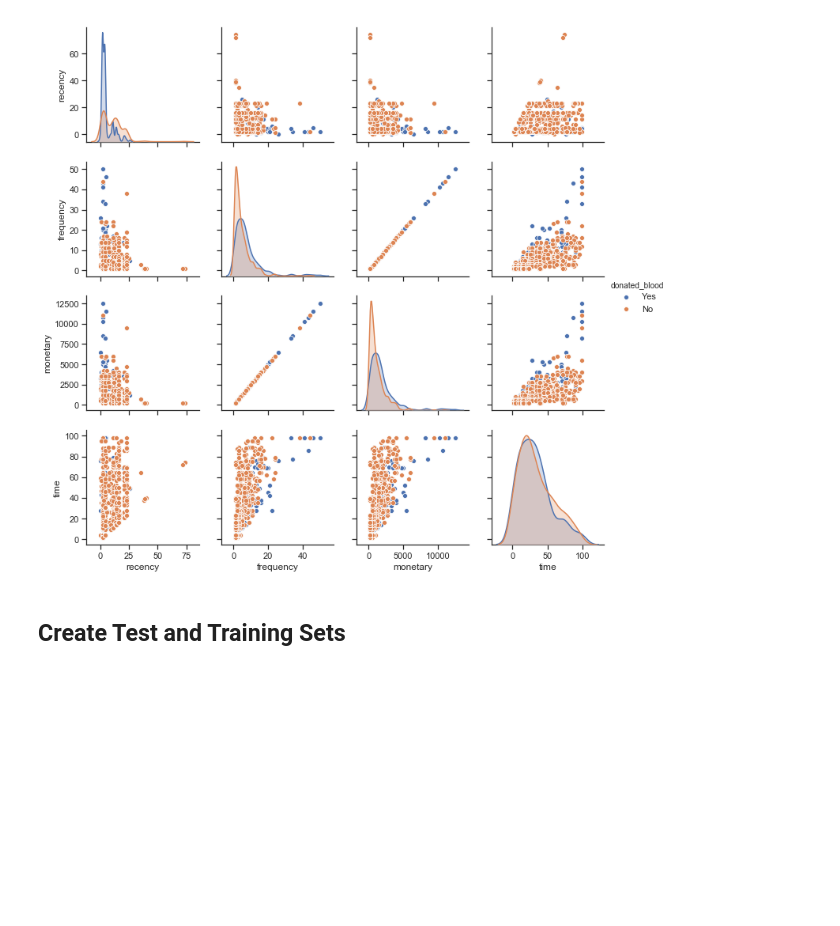
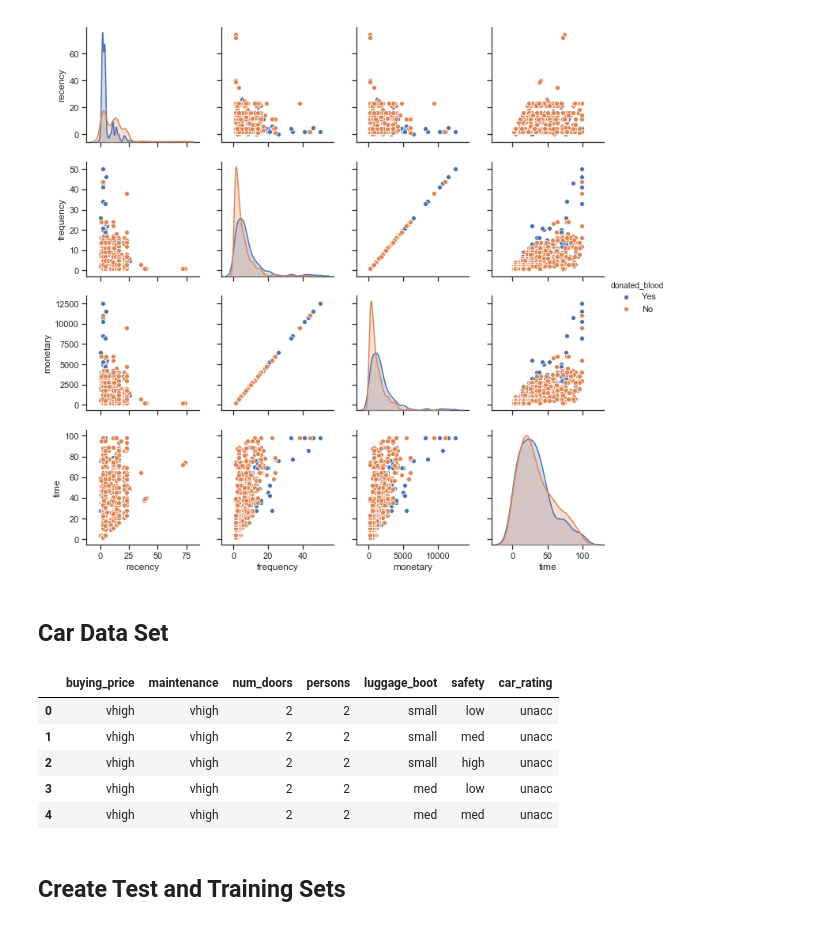
Before and after one commit to JonMcEntee/gatech, a Jupyter notebook: Machine Learning - Assignment 1.ipynb, the cells around one changed output. Saved outputs shown, nothing was run; the diff lists cells and outputs as text; code cells hidden in the pictures; blank space fills up the shorter version.

Commit message:
added cars data

```diff
--- a/Machine Learning - Assignment 1.ipynb
+++ b/Machine Learning - Assignment 1.ipynb
@@ -59,3 +59,15 @@ sns.pairplot(blood_data, hue='donated_blood')
 # %%
 y = blood_data["donated_blood"]
 X = blood_data.drop(["donated_blood"], axis=1)
+# %% [markdown]
+## Car Data Set
+# %%
+car_data = pd.read_csv('car.csv')
+car_data.head()
+# %% [output]
+|  | buying_price | maintenance | num_doors | persons | luggage_boot | safety | car_rating |
+| 0 | vhigh | vhigh | 2 | 2 | small | low | unacc |
+| 1 | vhigh | vhigh | 2 | 2 | small | med | unacc |
+| 2 | vhigh | vhigh | 2 | 2 | small | high | unacc |
+| 3 | vhigh | vhigh | 2 | 2 | med | low | unacc |
+| 4 | vhigh | vhigh | 2 | 2 | med | med | unacc |
```
Also changed, not shown: parts of 1 cell of this notebook.
